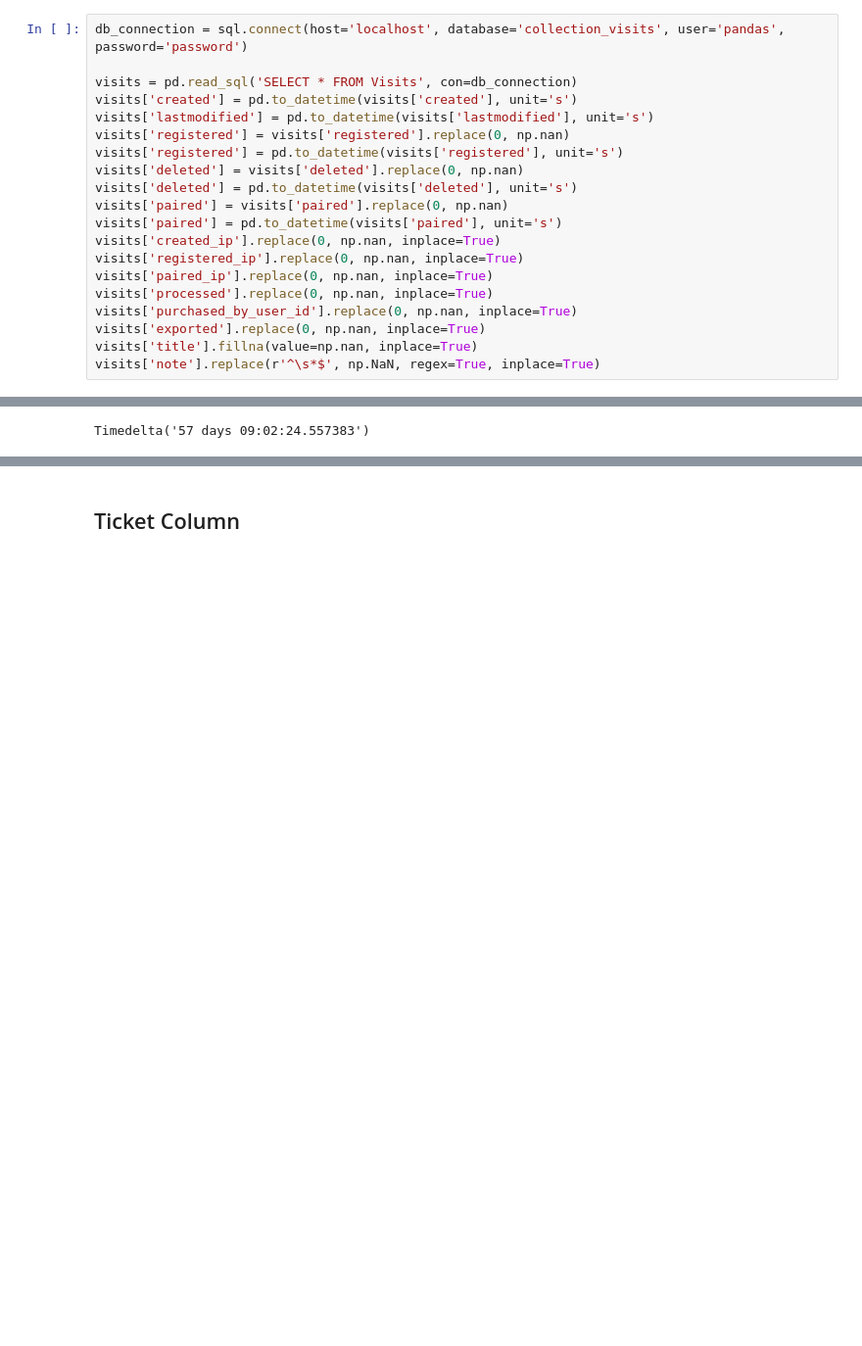
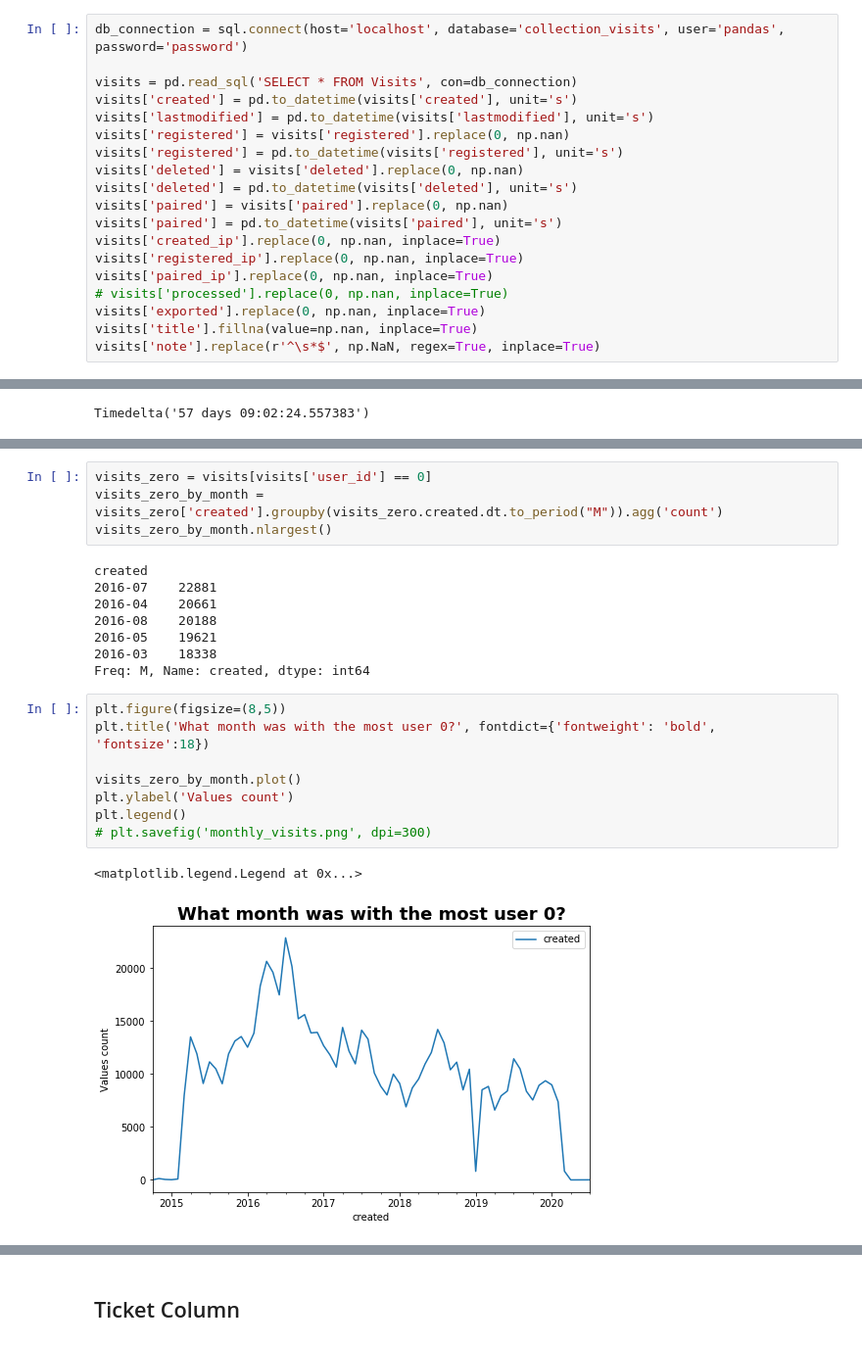
Before and after one commit to ShirinStar/Pen_Data_Dictionary, a Jupyter notebook: data/Visits overview .ipynb, the cells around one changed output, grey strips where cells are left out. Shown: that part at 98% size. Drawn from its saved outputs; the diff is of its cells as text; blank space fills up the shorter version.

```diff
--- a/data/Visits overview .ipynb
+++ b/data/Visits overview .ipynb
@@ -24,8 +24,7 @@ visits['paired'] = pd.to_datetime(visits['paired'], unit='s')
 visits['created_ip'].replace(0, np.nan, inplace=True)
 visits['registered_ip'].replace(0, np.nan, inplace=True)
 visits['paired_ip'].replace(0, np.nan, inplace=True)
-visits['processed'].replace(0, np.nan, inplace=True)
-visits['purchased_by_user_id'].replace(0, np.nan, inplace=True)
+# visits['processed'].replace(0, np.nan, inplace=True)
 visits['exported'].replace(0, np.nan, inplace=True)
 visits['title'].fillna(value=np.nan, inplace=True)
 visits['note'].replace(r'^\s*$', np.NaN, regex=True, inplace=True)
@@ -160,0 +198,23 @@ Timedelta('57 days 09:02:24.557383')
+# %%
+visits_zero = visits[visits['user_id'] == 0]
+visits_zero_by_month = visits_zero['created'].groupby(visits_zero.created.dt.to_period("M")).agg('count')
+visits_zero_by_month.nlargest()
+# %% [output]
+created
+2016-07    22881
+2016-04    20661
+2016-08    20188
+2016-05    19621
+2016-03    18338
+Freq: M, Name: created, dtype: int64
+# %%
+plt.figure(figsize=(8,5))
+plt.title('What month was with the most user 0?', fontdict={'fontweight': 'bold', 'fontsize':18})
+
+visits_zero_by_month.plot()
+plt.ylabel('Values count')
+plt.legend()
+# plt.savefig('monthly_visits.png', dpi=300)
+# %% [output]
+<matplotlib.legend.Legend at 0x...>
+[figure, added]
```
Also changed, not shown: parts of 7 cells of this notebook, 7 other files.
